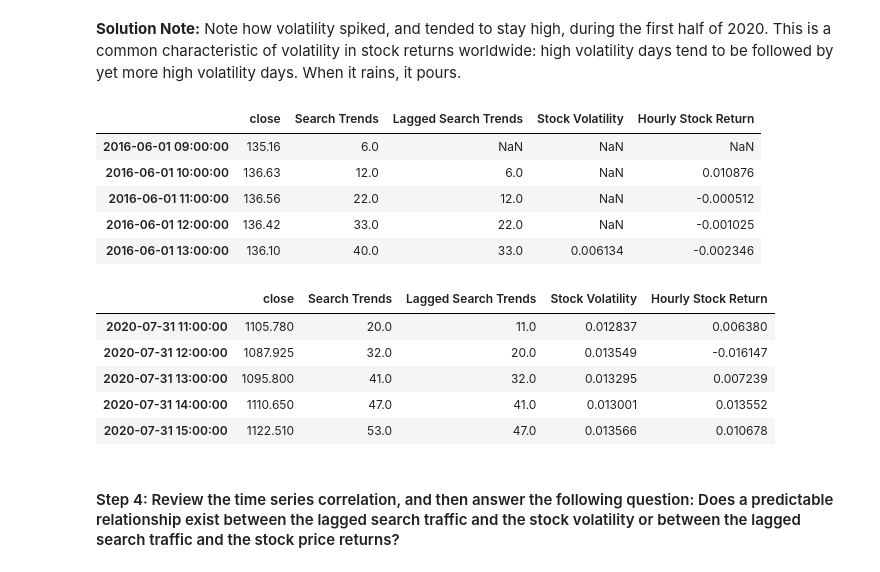
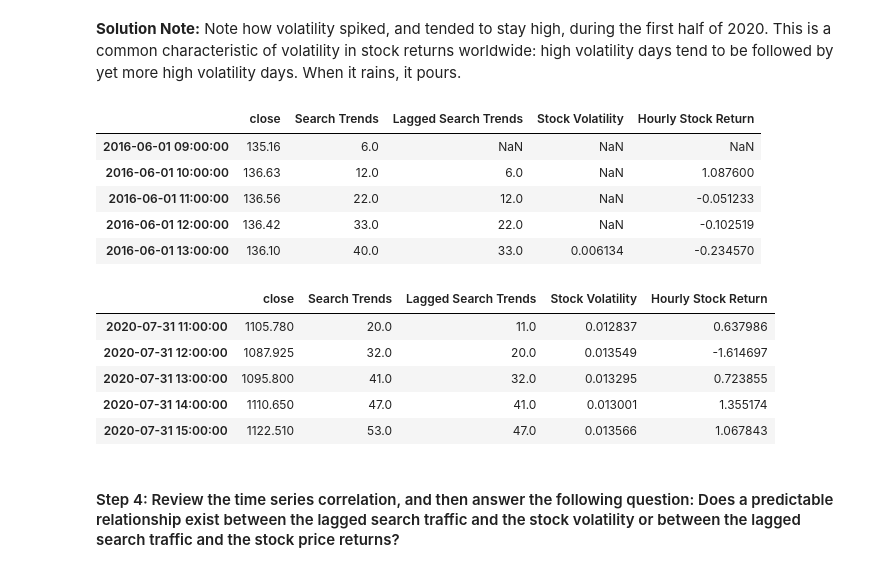
Before and after one commit to SAG-GithubApprentice/prophet-challenge, a Jupyter notebook: forecasting_net_prophet.ipynb, the cells around one changed output. Cells and saved outputs as stored; diff of their text form; code cells hidden in the pictures.

```diff
--- a/forecasting_net_prophet.ipynb
+++ b/forecasting_net_prophet.ipynb
@@ -231,7 +230,6 @@ df_mercado_stock = pd.read_csv(
     "https://static.bc-edx.com/ai/ail-v-1-0/m8/lms/datasets/mercado_stock_price.csv",
     index_col="date",
     parse_dates=True,
-    infer_datetime_format=True
 ).dropna()
 
 # View the first and last five rows of the DataFrame
@@ -334,8 +331,10 @@ There's one important thing to note: if you zoom in both graphs to the spike aro
 # %%
 # Create a new column in the mercado_stock_trends_df DataFrame called Lagged Search Trends
 # This column should shift the Search Trends information by one hour
+concatenated_df['Lagged Search Trends'] = concatenated_df['Search Trends'].shift(1)
 # %%
 # Create a new column in the mercado_stock_trends_df DataFrame called Stock Volatility
 # This column should calculate the standard deviation of the closing stock price return data over a 4 period rolling window
+concatenated_df['Stock Volatility'] = concatenated_df['close'].pct_change().rolling(window=4).std()
 # %%
 # Visualize the stock volatility
@@ -347,21 +347,24 @@ There's one important thing to note: if you zoom in both graphs to the spike aro
 # %%
 # Create a new column in the mercado_stock_trends_df DataFrame called Hourly Stock Return
 # This column should calculate hourly return percentage of the closing price
+concatenated_df['Hourly Stock Return'] = concatenated_df['close'].pct_change() * 100
 # %%
 # View the first and last five rows of the mercado_stock_trends_df DataFrame
+display(concatenated_df.head())
+display(concatenated_df.tail())
 # %% [output]
 |  | close | Search Trends | Lagged Search Trends | Stock Volatility | Hourly Stock Return |
 | 2016-06-01 09:00:00 | 135.16 | 6.0 | NaN | NaN | NaN |
-| 2016-06-01 10:00:00 | 136.63 | 12.0 | 6.0 | NaN | 0.010876 |
-| 2016-06-01 11:00:00 | 136.56 | 22.0 | 12.0 | NaN | -0.000512 |
-| 2016-06-01 12:00:00 | 136.42 | 33.0 | 22.0 | NaN | -0.001025 |
-| 2016-06-01 13:00:00 | 136.10 | 40.0 | 33.0 | 0.006134 | -0.002346 |
+| 2016-06-01 10:00:00 | 136.63 | 12.0 | 6.0 | NaN | 1.087600 |
+| 2016-06-01 11:00:00 | 136.56 | 22.0 | 12.0 | NaN | -0.051233 |
+| 2016-06-01 12:00:00 | 136.42 | 33.0 | 22.0 | NaN | -0.102519 |
+| 2016-06-01 13:00:00 | 136.10 | 40.0 | 33.0 | 0.006134 | -0.234570 |
 |  | close | Search Trends | Lagged Search Trends | Stock Volatility | Hourly Stock Return |
-| 2020-07-31 11:00:00 | 1105.780 | 20.0 | 11.0 | 0.012837 | 0.006380 |
-| 2020-07-31 12:00:00 | 1087.925 | 32.0 | 20.0 | 0.013549 | -0.016147 |
-| 2020-07-31 13:00:00 | 1095.800 | 41.0 | 32.0 | 0.013295 | 0.007239 |
-| 2020-07-31 14:00:00 | 1110.650 | 47.0 | 41.0 | 0.013001 | 0.013552 |
-| 2020-07-31 15:00:00 | 1122.510 | 53.0 | 47.0 | 0.013566 | 0.010678 |
+| 2020-07-31 11:00:00 | 1105.780 | 20.0 | 11.0 | 0.012837 | 0.637986 |
+| 2020-07-31 12:00:00 | 1087.925 | 32.0 | 20.0 | 0.013549 | -1.614697 |
+| 2020-07-31 13:00:00 | 1095.800 | 41.0 | 32.0 | 0.013295 | 0.723855 |
+| 2020-07-31 14:00:00 | 1110.650 | 47.0 | 41.0 | 0.013001 | 1.355174 |
+| 2020-07-31 15:00:00 | 1122.510 | 53.0 | 47.0 | 0.013566 | 1.067843 |
 # %% [markdown]
 #### Step 4: Review the time series correlation, and then answer the following question: Does a predictable relationship exist between the lagged search traffic and the stock volatility or between the lagged search traffic and the stock price returns?
 # %%
```
Also changed, not shown: parts of 23 cells of this notebook.
